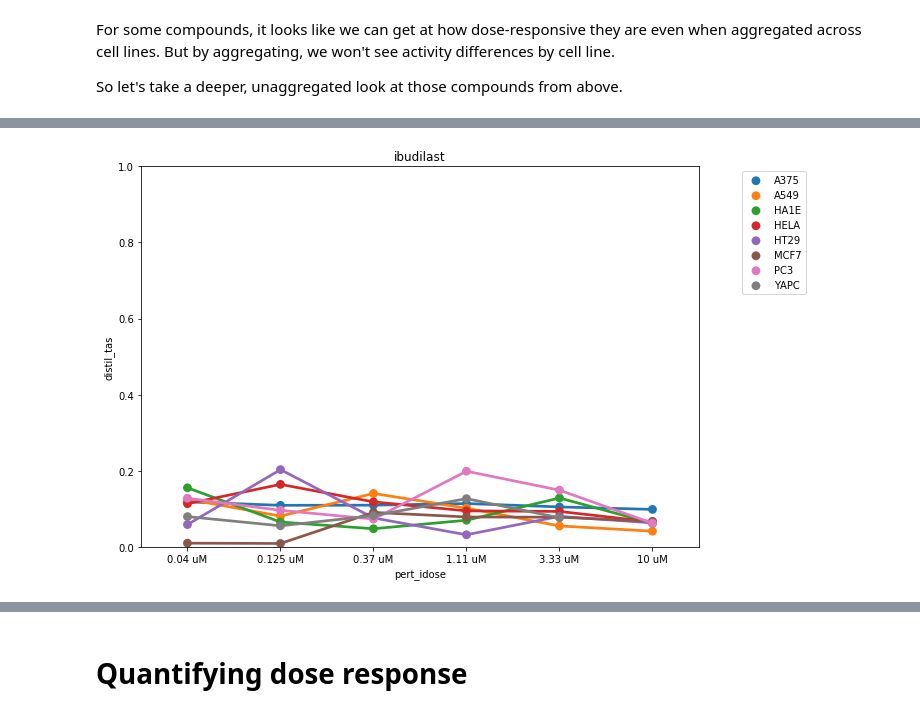
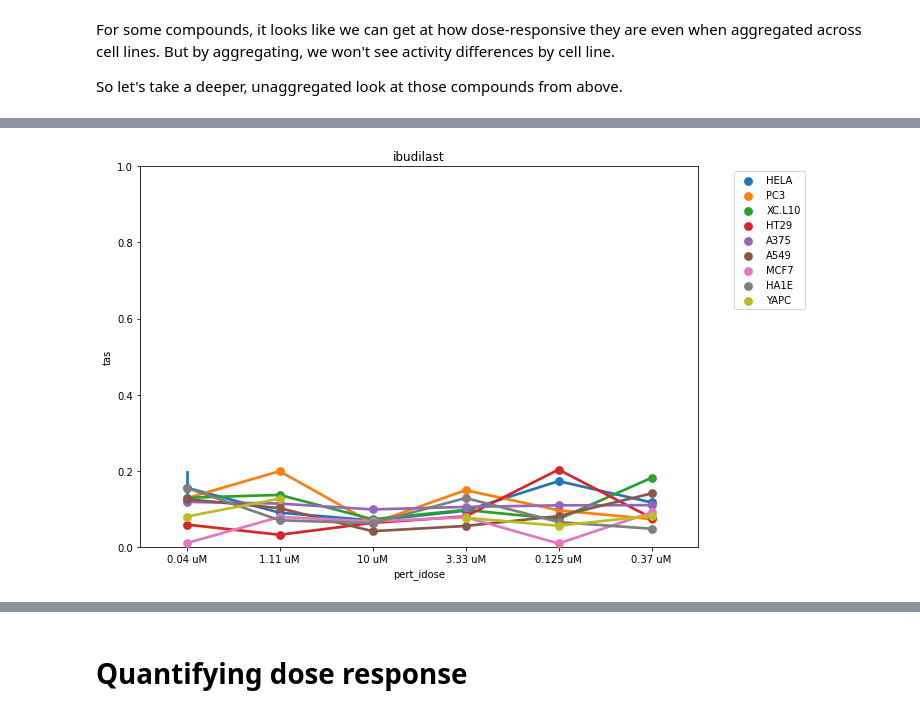
Before and after one commit to cmap/lincs-workshop-2020, a Jupyter notebook: notebooks/gene_expression/Exercise_2_Compound_dose_response.ipynb, the cells around one changed output, grey strips where cells are left out. Drawn from its saved outputs; the diff is of its cells as text; code cells hidden in the pictures.

```diff
--- a/notebooks/gene_expression/Exercise_2_Compound_dose_response.ipynb
+++ b/notebooks/gene_expression/Exercise_2_Compound_dose_response.ipynb
@@ -26,3 +56,5 @@ siginfo.index = siginfo["sig_id"]
+# %%
+siginfo = cmap_query.run_query(query=sql, client=bq_client).result().to_dataframe()
 # %%
 siginfo.head()
 # %% [output]
@@ -35,0 +91,6 @@ siginfo.head()
+# %%
+# what are the allowed doses
+allowed_doses = ['0.04 uM', '0.125 uM', '0.37 uM', '1.11 uM', '3.33 uM', '10 uM']
+# %%
+siginfo = siginfo[siginfo.pert_idose.isin(allowed_doses)]
+siginfo.pert_idose.value_counts()
@@ -53,3 +122,0 @@ Doses represented?
-# %%
-dose_series = siginfo["pert_idose"].unique()[::-1]
-dose_series
@@ -210,15 +266,15 @@ plt.ylim(0,1);
 # %%
 cp = "ibudilast"
-cp_subset = siginfo[siginfo["pert_iname"] == cp].dropna(subset=["distil_tas"])
+cp_subset = siginfo[siginfo["cmap_name"] == cp].dropna(subset=["tas"])
 
 f, ax = plt.subplots(figsize=(10,7))
 sns.pointplot(x="pert_idose",
-            y="distil_tas",
-            hue="cell_id",
+            y="tas",
+            hue="cell_iname",
             data=cp_subset,
             order=dose_series);
 plt.title(cp);
 plt.legend(bbox_to_anchor=(1.2,1), loc="upper right");
 plt.ylim(0,1);
 # %% [output]
-[figure, old version]
+[figure, new version]
```
Also changed, not shown: parts of 31 cells of this notebook.
